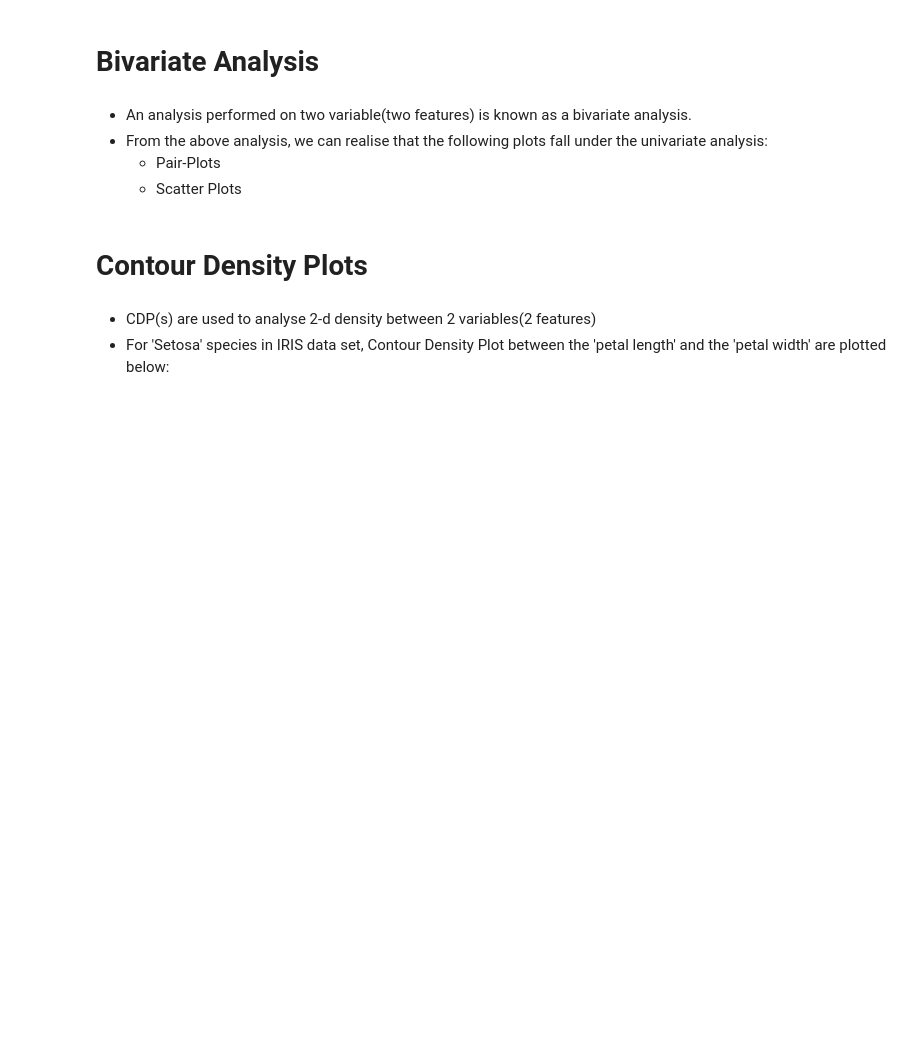
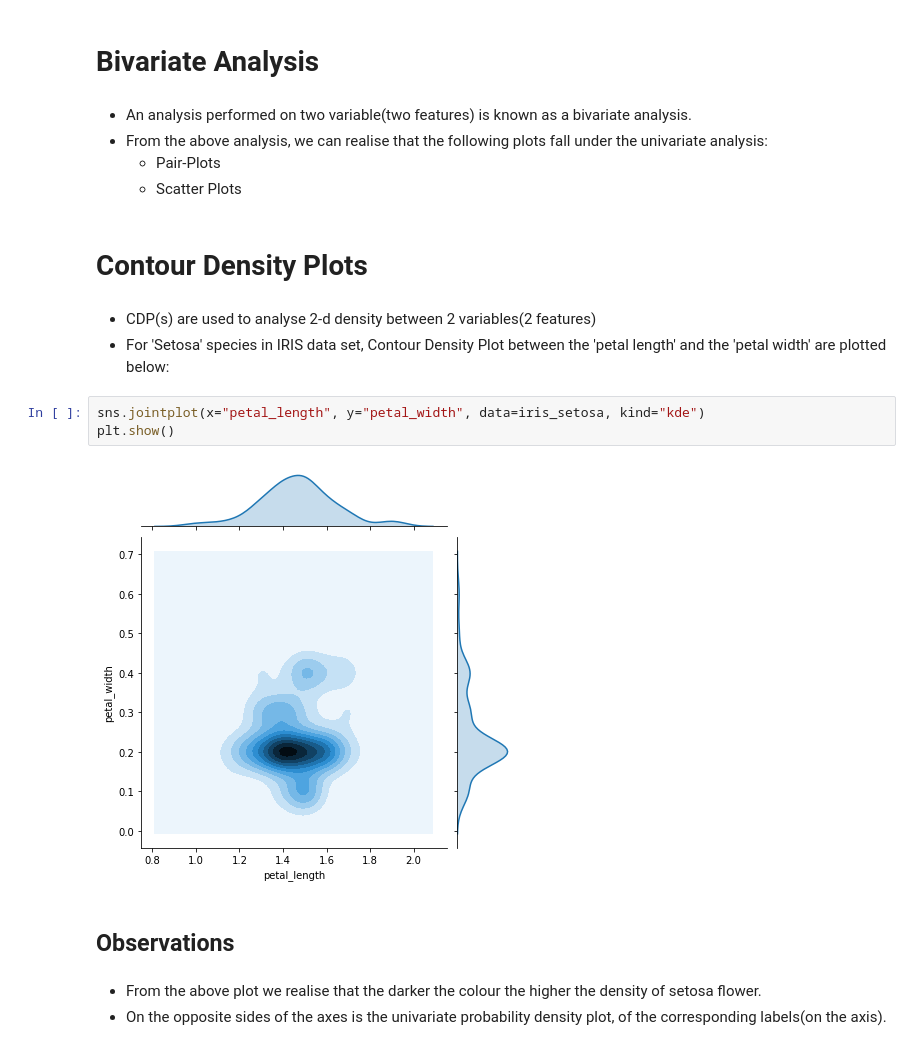
Before and after one commit to deveshSingh06/Exploratory_Data_Analysis_EDA_on_IRIS_Data_Set, a Jupyter notebook: EDA on IRIS Data Set.ipynb, the cells around one changed output. Drawn from its saved outputs; the diff is of its cells as text; blank space fills up the shorter version.

```diff
--- a/EDA on IRIS Data Set.ipynb
+++ b/EDA on IRIS Data Set.ipynb
@@ -406,3 +406,13 @@ plt.show()
 # %% [markdown]
 - CDP(s) are used to analyse 2-d density between 2 variables(2 features)
 - For 'Setosa' species in IRIS data set, Contour Density Plot between the 'petal length' and the 'petal width' are plotted below:
+# %%
+sns.jointplot(x="petal_length", y="petal_width", data=iris_setosa, kind="kde")
+plt.show()
+# %% [output]
+[figure, added]
+# %% [markdown]
+## Observations
+# %% [markdown]
+- From the above plot we realise that the darker the colour the higher the density of setosa flower.
+- On the opposite sides of the axes is the univariate probability density plot, of the corresponding labels(on the axis).
```
Also changed, not shown: parts of 1 cell of this notebook.
